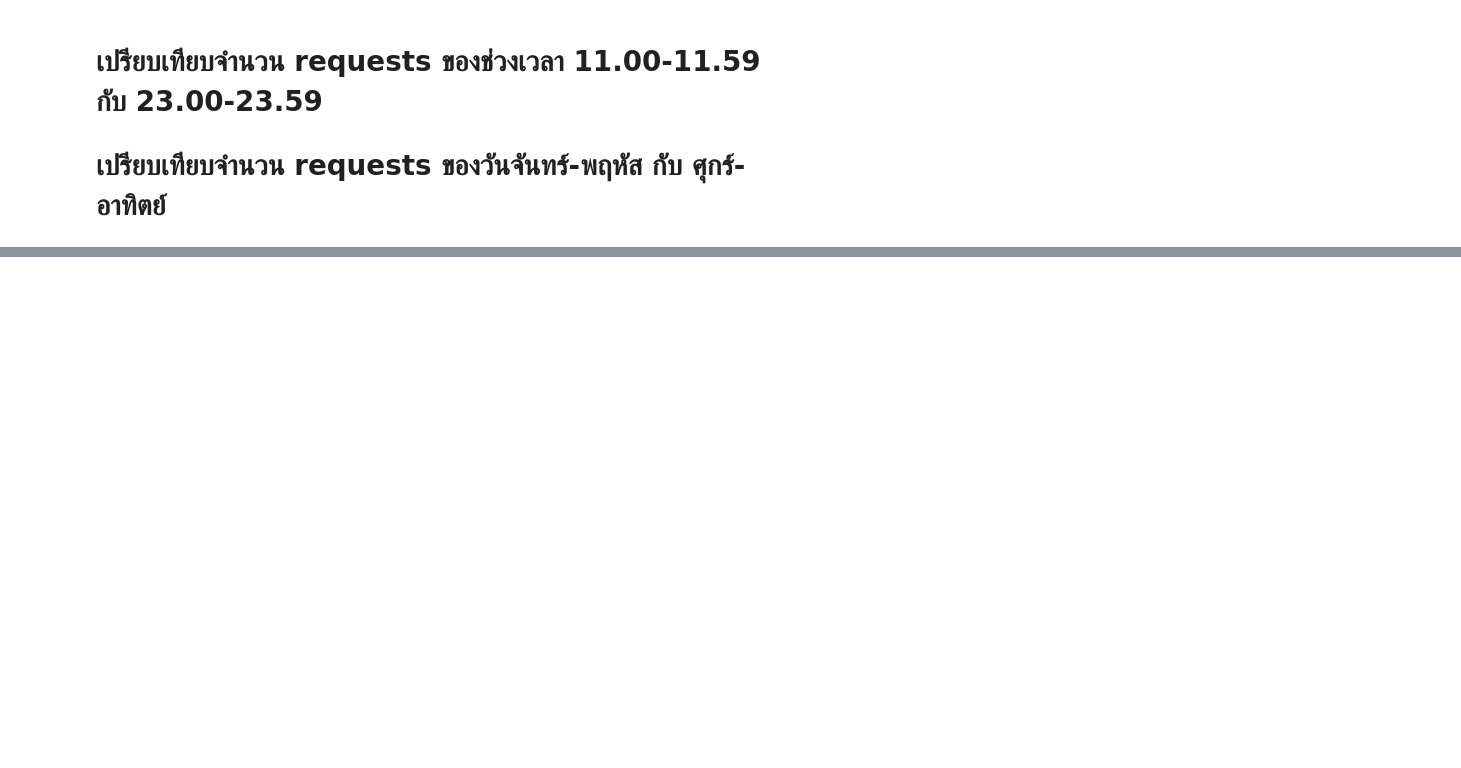
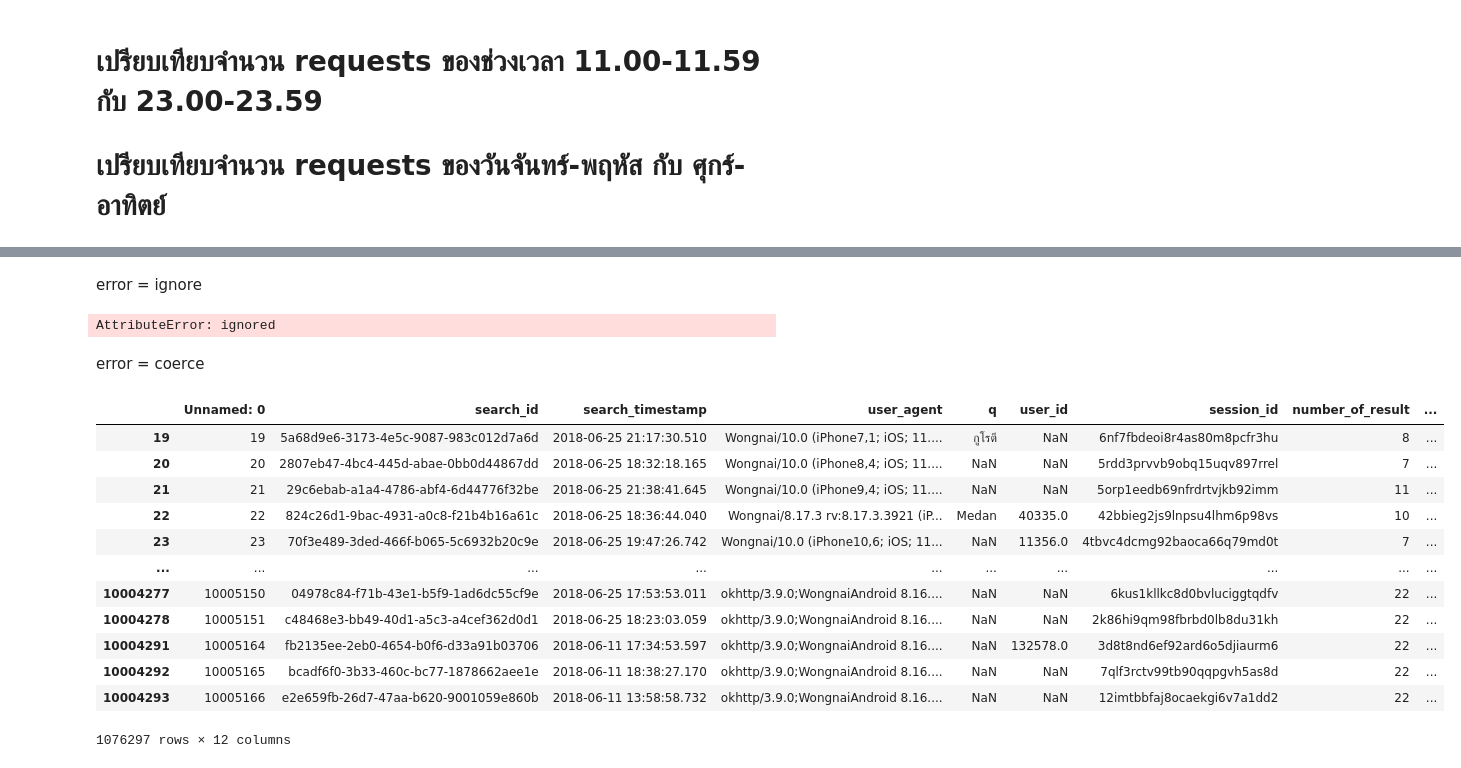
Before and after one commit to Suchirapon/data_viz, a Jupyter notebook: Quiz5(2).ipynb, the cells around one changed output, grey strips where cells are left out. Cells and saved outputs as stored; diff of their text form; code cells hidden in the pictures; blank space fills up the shorter version.

```diff
--- a/Quiz5(2).ipynb
+++ b/Quiz5(2).ipynb
@@ -12,8 +12,8 @@ path = '/content/drive/My Drive/dataviz_2021_data'
 # %%
 search_df = os.path.join(path,'search_request.csv')
 # %%
-s_df = pd.read_csv(search_df)
-s_df.head()
+data = pd.read_csv(search_df)
+data.head()
 # %% [output]
 |  | Unnamed: 0 | search_id | search_timestamp | user_agent | q | user_id | session_id | number_of_result | ... |
 | 0 | 0 | 683de889-f923-494e-9d46-44a3d67b7259 | 2018-06-14 12:34:35.449 | Wongnai/8.17.3 rv:8.17.3.3921 (iP... | NaN | NaN | 5lqjjikta19d296mo7g2h1k86p | 18 | ... |
@@ -54,0 +116,2 @@ TypeError: ignored
+# %%
+data['search_timestamp_v2'] = pd.to_datetime(data['search_timestamp'], format='%Y-%m-%d %H:%M:%S')
@@ -54,0 +120,3 @@ TypeError: ignored
+# %%
+data['search_timestamp_v2'] = pd.to_datetime(data['search_timestamp'], format='%Y-%m-%d %H:%M:%S',errors='coerce')
+data.head()
@@ -54,0 +130,3 @@ TypeError: ignored
+# %%
+data['search_timestamp_v3'] = pd.to_datetime(data['search_timestamp'], format='%Y-%m-%d %H:%M:%S',errors='ignore')
+data.head()
@@ -54,0 +140,24 @@ TypeError: ignored
+# %% [markdown]
+error = ignore
+# %%
+data[data['search_timestamp_v3'].dt.dayofweek == 0]
+# %% [output]
+AttributeError: ignored
+# %% [markdown]
+error = coerce
+# %%
+data[data['search_timestamp_v2'].dt.dayofweek == 0]
+# %% [output]
+|  | Unnamed: 0 | search_id | search_timestamp | user_agent | q | user_id | session_id | number_of_result | ... |
+| 19 | 19 | 5a68d9e6-3173-4e5c-9087-983c012d7a6d | 2018-06-25 21:17:30.510 | Wongnai/10.0 (iPhone7,1; iOS; 11.... | กูโรตี | NaN | 6nf7fbdeoi8r4as80m8pcfr3hu | 8 | ... |
+| 20 | 20 | 2807eb47-4bc4-445d-abae-0bb0d44867dd | 2018-06-25 18:32:18.165 | Wongnai/10.0 (iPhone8,4; iOS; 11.... | NaN | NaN | 5rdd3prvvb9obq15uqv897rrel | 7 | ... |
+| 21 | 21 | 29c6ebab-a1a4-4786-abf4-6d44776f32be | 2018-06-25 21:38:41.645 | Wongnai/10.0 (iPhone9,4; iOS; 11.... | NaN | NaN | 5orp1eedb69nfrdrtvjkb92imm | 11 | ... |
+| 22 | 22 | 824c26d1-9bac-4931-a0c8-f21b4b16a61c | 2018-06-25 18:36:44.040 | Wongnai/8.17.3 rv:8.17.3.3921 (iP... | Medan | 40335.0 | 42bbieg2js9lnpsu4lhm6p98vs | 10 | ... |
+| 23 | 23 | 70f3e489-3ded-466f-b065-5c6932b20c9e | 2018-06-25 19:47:26.742 | Wongnai/10.0 (iPhone10,6; iOS; 11... | NaN | 11356.0 | 4tbvc4dcmg92baoca66q79md0t | 7 | ... |
+| ... | ... | ... | ... | ... | ... | ... | ... | ... | ... |
+| 10004277 | 10005150 | 04978c84-f71b-43e1-b5f9-1ad6dc55cf9e | 2018-06-25 17:53:53.011 | okhttp/3.9.0;WongnaiAndroid 8.16.... | NaN | NaN | 6kus1kllkc8d0bvluciggtqdfv | 22 | ... |
+| 10004278 | 10005151 | c48468e3-bb49-40d1-a5c3-a4cef362d0d1 | 2018-06-25 18:23:03.059 | okhttp/3.9.0;WongnaiAndroid 8.16.... | NaN | NaN | 2k86hi9qm98fbrbd0lb8du31kh | 22 | ... |
+| 10004291 | 10005164 | fb2135ee-2eb0-4654-b0f6-d33a91b03706 | 2018-06-11 17:34:53.597 | okhttp/3.9.0;WongnaiAndroid 8.16.... | NaN | 132578.0 | 3d8t8nd6ef92ard6o5djiaurm6 | 22 | ... |
+| 10004292 | 10005165 | bcadf6f0-3b33-460c-bc77-1878662aee1e | 2018-06-11 18:38:27.170 | okhttp/3.9.0;WongnaiAndroid 8.16.... | NaN | NaN | 7qlf3rctv99tb90qqpgvh5as8d | 22 | ... |
+| 10004293 | 10005166 | e2e659fb-26d7-47aa-b620-9001059e860b | 2018-06-11 13:58:58.732 | okhttp/3.9.0;WongnaiAndroid 8.16.... | NaN | NaN | 12imtbbfaj8ocaekgi6v7a1dd2 | 22 | ... |
+1076297 rows × 12 columns
```
Also changed, not shown: parts of 21 cells of this notebook.
